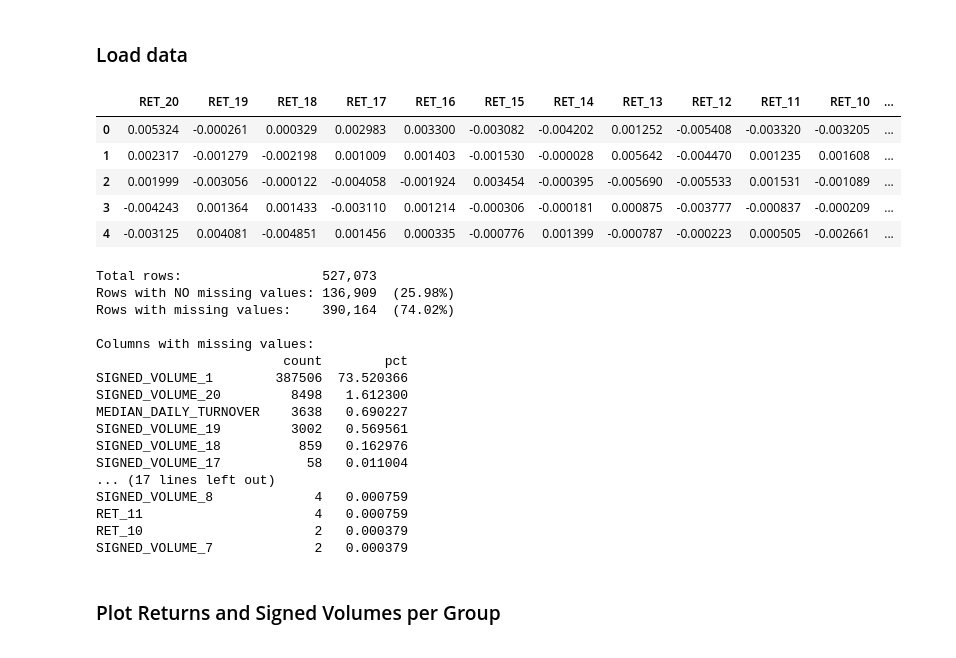
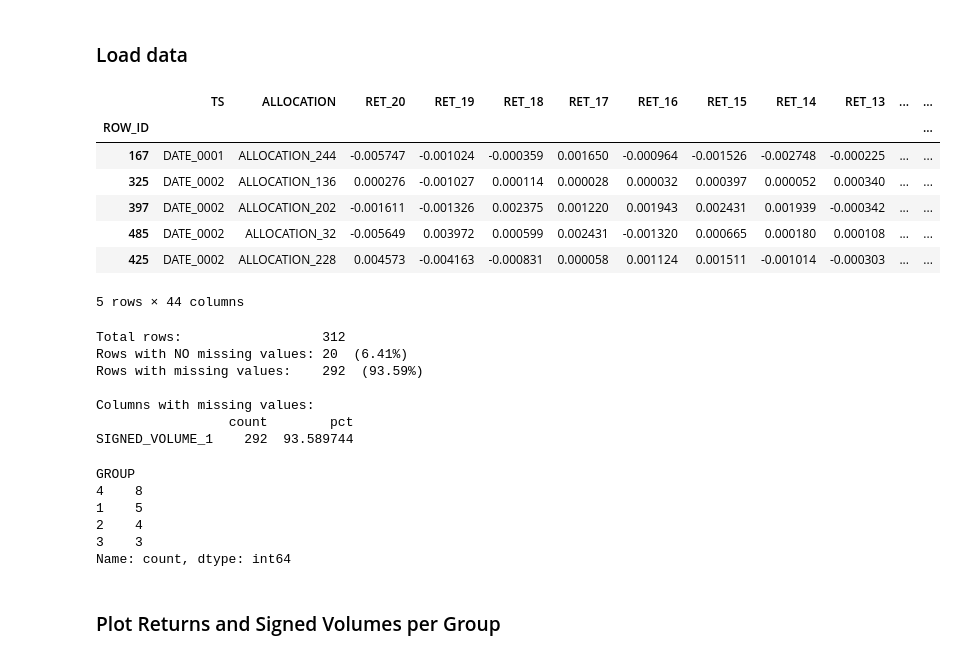
Before and after one commit to pamikem/performances_prediction_of_asset_allocations, a Jupyter notebook: notebooks/data-visualization.ipynb, the cells around one changed output. Saved outputs shown, nothing was run; the diff lists cells and outputs as text; code cells hidden in the pictures.

Commit message:
Add a clustering module

```diff
--- a/notebooks/data-visualization.ipynb
+++ b/notebooks/data-visualization.ipynb
@@ -14,15 +14,23 @@ import seaborn as sns
 # %%
 X_train = pd.read_csv('../data/raw/X_train.csv',index_col='ROW_ID')
 y_train = pd.read_csv('../data/raw/y_train.csv',index_col='ROW_ID')
+# %%
+clustering_labels = pd.read_csv('../models/clustering/labels.csv',index_col='ROW_ID')
+X_train = X_train.loc[clustering_labels.index]
+y_train = y_train.loc[clustering_labels.index]
+X_train = X_train[clustering_labels['cluster']==2]
+y_train = y_train[clustering_labels['cluster']==2]
 # %%
-X_train.iloc[:,2:22].head()
+X_train.head()
 # %% [output]
-|  | RET_20 | RET_19 | RET_18 | RET_17 | RET_16 | RET_15 | RET_14 | RET_13 | RET_12 | RET_11 | RET_10 | ... |
-| 0 | 0.005324 | -0.000261 | 0.000329 | 0.002983 | 0.003300 | -0.003082 | -0.004202 | 0.001252 | -0.005408 | -0.003320 | -0.003205 | ... |
-| 1 | 0.002317 | -0.001279 | -0.002198 | 0.001009 | 0.001403 | -0.001530 | -0.000028 | 0.005642 | -0.004470 | 0.001235 | 0.001608 | ... |
-| 2 | 0.001999 | -0.003056 | -0.000122 | -0.004058 | -0.001924 | 0.003454 | -0.000395 | -0.005690 | -0.005533 | 0.001531 | -0.001089 | ... |
-| 3 | -0.004243 | 0.001364 | 0.001433 | -0.003110 | 0.001214 | -0.000306 | -0.000181 | 0.000875 | -0.003777 | -0.000837 | -0.000209 | ... |
-| 4 | -0.003125 | 0.004081 | -0.004851 | 0.001456 | 0.000335 | -0.000776 | 0.001399 | -0.000787 | -0.000223 | 0.000505 | -0.002661 | ... |
+|  | TS | ALLOCATION | RET_20 | RET_19 | RET_18 | RET_17 | RET_16 | RET_15 | RET_14 | RET_13 | ... | ... |
+| ROW_ID |  |  |  |  |  |  |  |  |  |  |  | ... |
+| 167 | DATE_0001 | ALLOCATION_244 | -0.005747 | -0.001024 | -0.000359 | 0.001650 | -0.000964 | -0.001526 | -0.002748 | -0.000225 | ... | ... |
+| 325 | DATE_0002 | ALLOCATION_136 | 0.000276 | -0.001027 | 0.000114 | 0.000028 | 0.000032 | 0.000397 | 0.000052 | 0.000340 | ... | ... |
+| 397 | DATE_0002 | ALLOCATION_202 | -0.001611 | -0.001326 | 0.002375 | 0.001220 | 0.001943 | 0.002431 | 0.001939 | -0.000342 | ... | ... |
+| 485 | DATE_0002 | ALLOCATION_32 | -0.005649 | 0.003972 | 0.000599 | 0.002431 | -0.001320 | 0.000665 | 0.000180 | 0.000108 | ... | ... |
+| 425 | DATE_0002 | ALLOCATION_228 | 0.004573 | -0.004163 | -0.000831 | 0.000058 | 0.001124 | 0.001511 | -0.001014 | -0.000303 | ... | ... |
+5 rows × 44 columns
 # %%
 # --- Complete rows ---
 total = len(X_train)
@@ -40,23 +48,13 @@ miss_df = pd.DataFrame({'count': miss, 'pct': miss_pct})
 print("\nColumns with missing values:")
 print(miss_df[miss_df['count'] > 0].sort_values('pct', ascending=False))
 # %% [output]
-Total rows:                  527,073
-Rows with NO missing values: 136,909  (25.98%)
-Rows with missing values:    390,164  (74.02%)
+Total rows:                  312
+Rows with NO missing values: 20  (6.41%)
+Rows with missing values:    292  (93.59%)
 
 Columns with missing values:
-                        count        pct
-SIGNED_VOLUME_1        387506  73.520366
-SIGNED_VOLUME_20         8498   1.612300
-MEDIAN_DAILY_TURNOVER    3638   0.690227
-SIGNED_VOLUME_19         3002   0.569561
-SIGNED_VOLUME_18          859   0.162976
-SIGNED_VOLUME_17           58   0.011004
-... (17 lines left out)
-SIGNED_VOLUME_8             4   0.000759
-RET_11                      4   0.000759
-RET_10                      2   0.000379
-SIGNED_VOLUME_7             2   0.000379
+                 count        pct
+SIGNED_VOLUME_1    292  93.589744
 # %%
 # Drop NA rows for now
 rows_not_na = X_train.notna().all(axis=1)
@@ -64,6 +62,15 @@ X_train = X_train[rows_not_na].copy()
 y_train = y_train[rows_not_na].copy()
 X_train.reset_index(drop=True, inplace=True)
 y_train.reset_index(drop=True, inplace=True)
+# %%
+X_train.GROUP.value_counts()
+# %% [output]
+GROUP
+4    8
+1    5
+2    4
+3    3
+Name: count, dtype: int64
 # %% [markdown]
 ### Plot Returns and Signed Volumes per Group
 # %%
```
Also changed, not shown: parts of 4 cells of this notebook, 5 other files.
